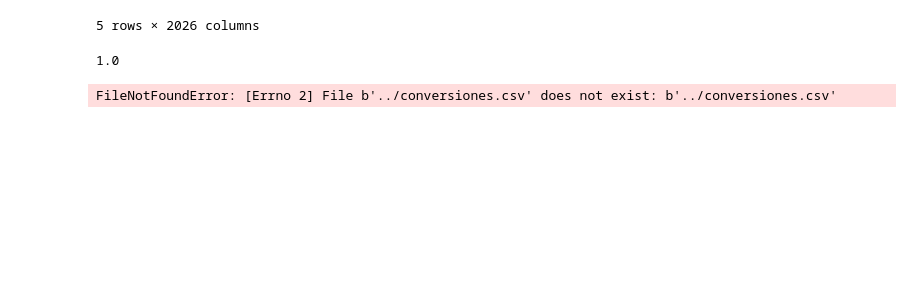
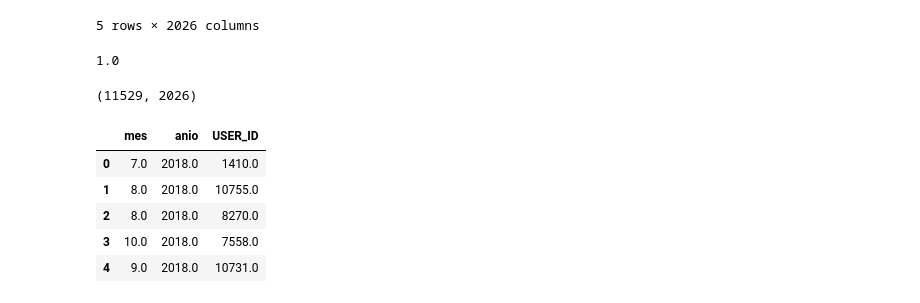
Before and after one commit to horaclito/dataton, a Jupyter notebook: galicia1.ipynb, the cells around one changed output. Cells and saved outputs as stored; diff of their text form; code cells hidden in the pictures; blank space fills up the shorter version.

```diff
--- a/galicia1.ipynb
+++ b/galicia1.ipynb
@@ -118,11 +127,22 @@ X_train.iloc[0,0:65].sum()
 features = list(set(X_train.columns).intersection(set(X_test.columns)))
 X_train = X_train[features]
 X_test = X_test[features]
+# %%
+X_train
+# %% [output]
+(11529, 2026)
 # %%
-y_prev = pd.read_csv("../conversiones.csv")
+y_prev = pd.read_csv("../data/conversiones.csv")
 y_train = pd.Series(0, index=X_train.index)
 idx = set(y_prev[y_prev.mes >= 10].USER_ID.unique()).intersection(
         set(X_train.index))
 y_train.loc[list(idx)] = 1
-# %% [output]
-FileNotFoundError: [Errno 2] File b'../conversiones.csv' does not exist: b'../conversiones.csv'
+# %%
+y_prev.head()
+# %% [output]
+|  | mes | anio | USER_ID |
+| 0 | 7.0 | 2018.0 | 1410.0 |
+| 1 | 8.0 | 2018.0 | 10755.0 |
+| 2 | 8.0 | 2018.0 | 8270.0 |
+| 3 | 10.0 | 2018.0 | 7558.0 |
+| 4 | 9.0 | 2018.0 | 10731.0 |
```
Also changed, not shown: parts of 15 cells of this notebook.
